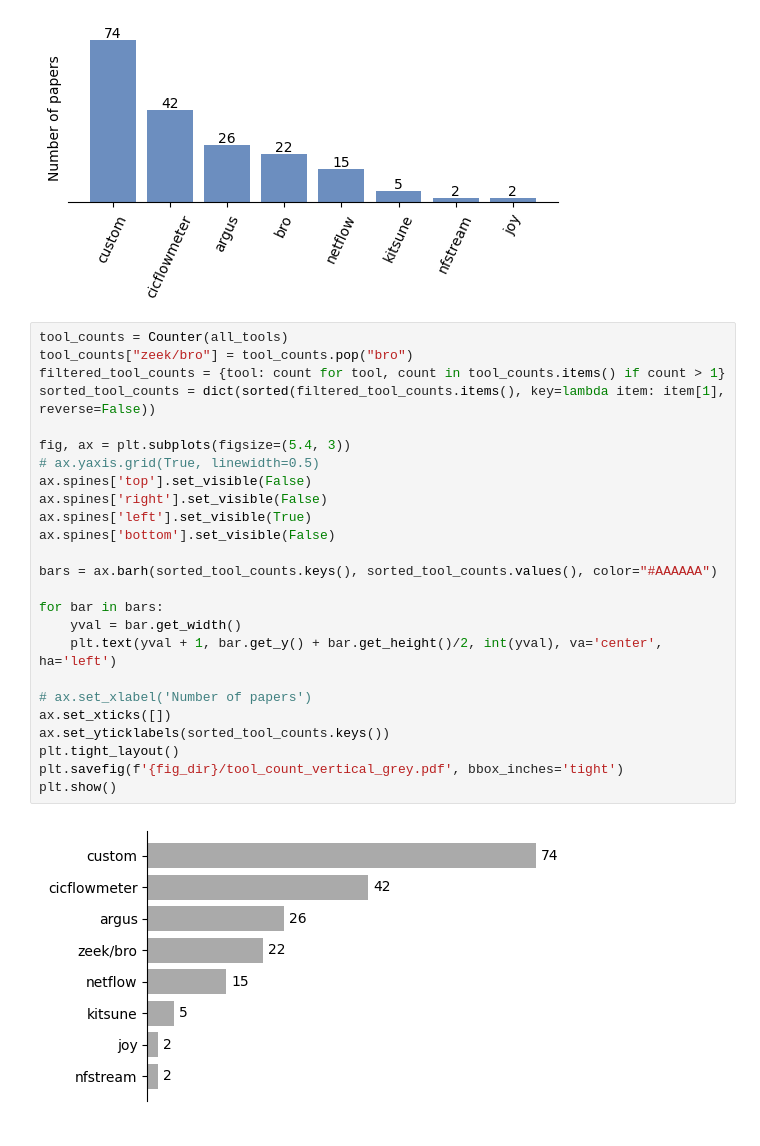
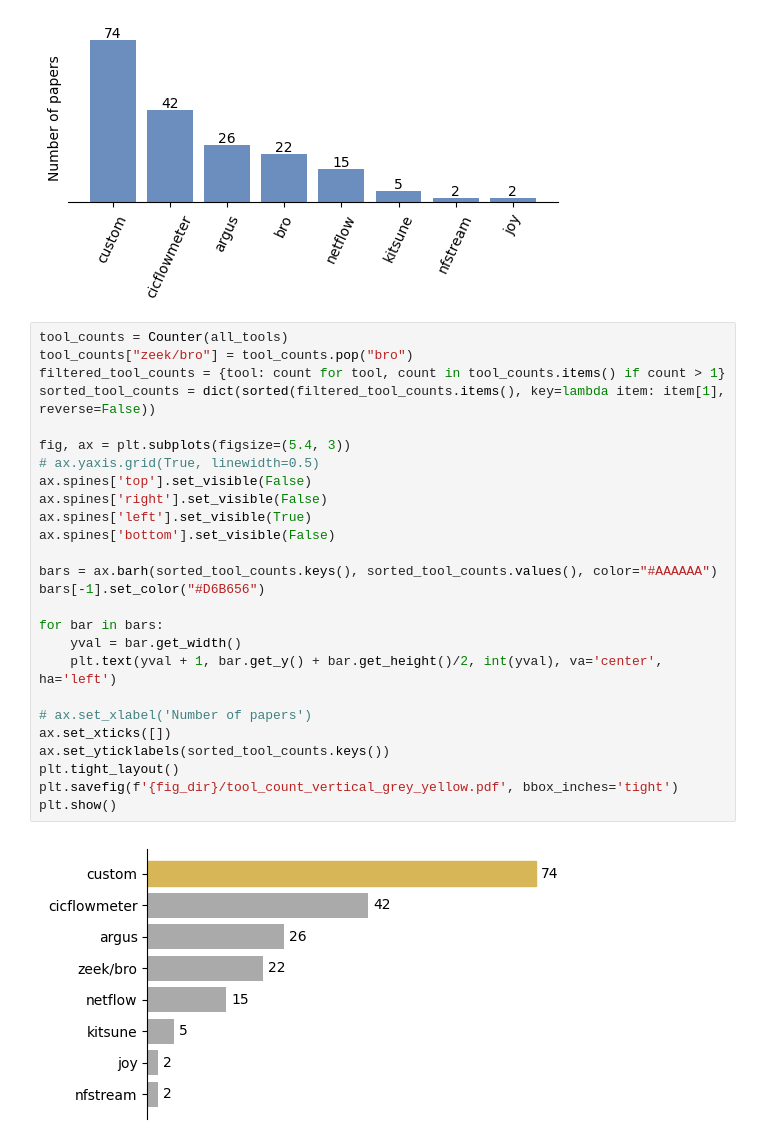
Before and after one commit to mielverkerken/RustiFlow-experiments, a Jupyter notebook: vizualisations/literature.ipynb, the cells around one changed output. Drawn from its saved outputs; the diff is of its cells as text.

Commit message:
update kitsune and graph literature

```diff
--- a/vizualisations/literature.ipynb
+++ b/vizualisations/literature.ipynb
@@ -92,27 +92,28 @@ plt.show()
 # %%
 tool_counts = Counter(all_tools)
 tool_counts["zeek/bro"] = tool_counts.pop("bro")
 filtered_tool_counts = {tool: count for tool, count in tool_counts.items() if count > 1}
 sorted_tool_counts = dict(sorted(filtered_tool_counts.items(), key=lambda item: item[1], reverse=False))
 
 fig, ax = plt.subplots(figsize=(5.4, 3))
 # ax.yaxis.grid(True, linewidth=0.5)
 ax.spines['top'].set_visible(False)
 ax.spines['right'].set_visible(False)
 ax.spines['left'].set_visible(True)
 ax.spines['bottom'].set_visible(False)
 
 bars = ax.barh(sorted_tool_counts.keys(), sorted_tool_counts.values(), color="#AAAAAA")
+bars[-1].set_color("#D6B656")
 
 for bar in bars:
     yval = bar.get_width()
     plt.text(yval + 1, bar.get_y() + bar.get_height()/2, int(yval), va='center', ha='left')
 
 # ax.set_xlabel('Number of papers')
 ax.set_xticks([])
 ax.set_yticklabels(sorted_tool_counts.keys())
 plt.tight_layout()
-plt.savefig(f'{fig_dir}/tool_count_vertical_grey.pdf', bbox_inches='tight')
+plt.savefig(f'{fig_dir}/tool_count_vertical_grey_yellow.pdf', bbox_inches='tight')
 plt.show()
 # %% [output]
-[figure, old version]
+[figure, new version]
```
Also changed, not shown: 7 other files.
